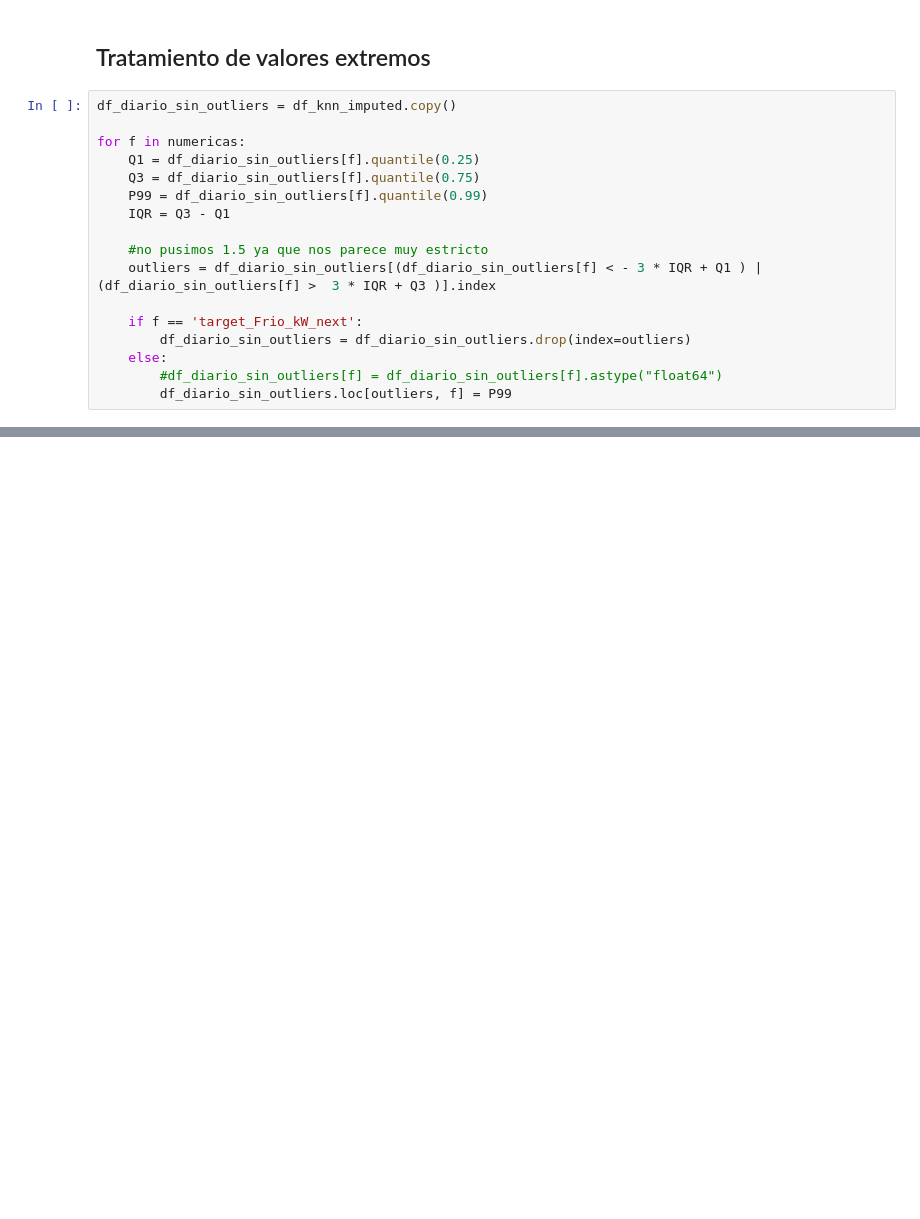
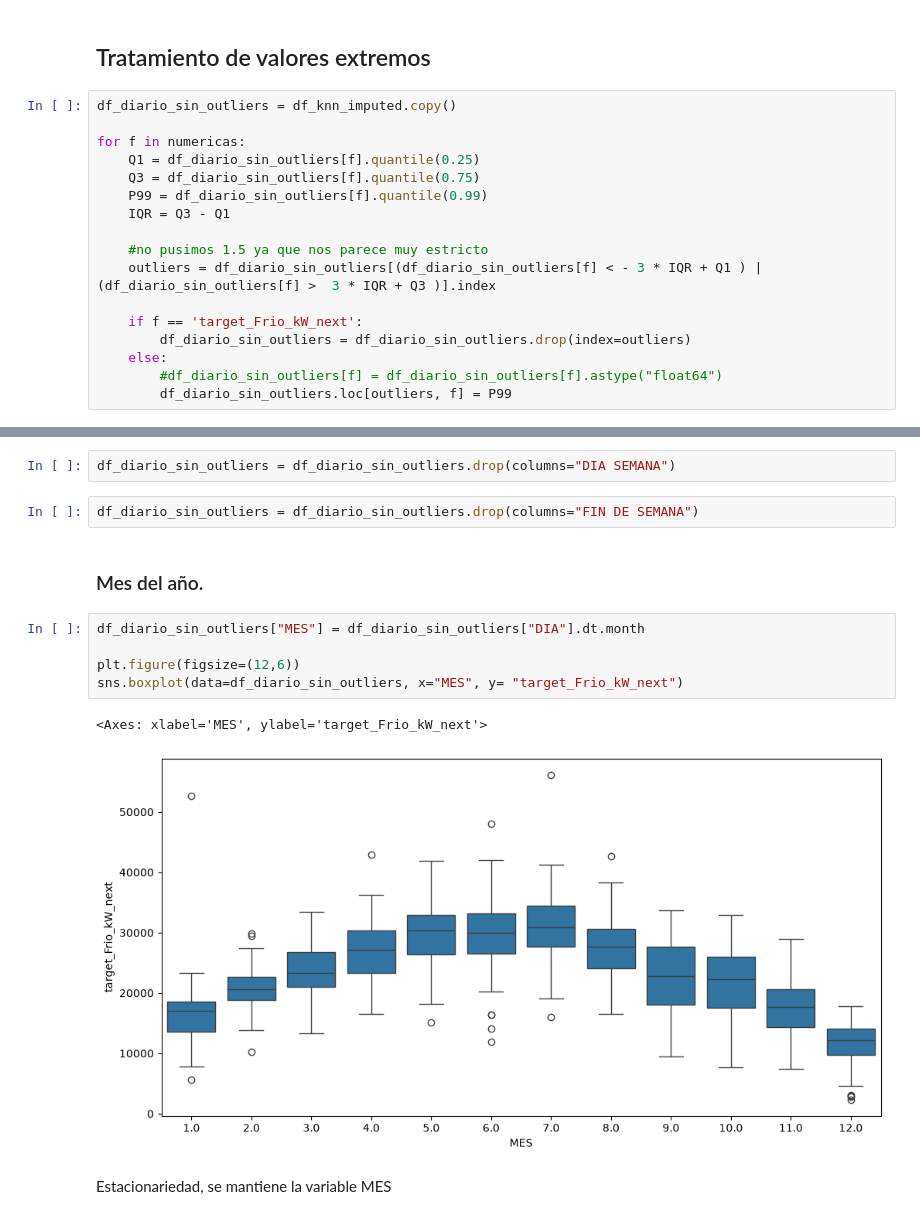
Before and after one commit to ignaciofaule-tech/TPI_LAB2_2026, a Jupyter notebook: src/Preprocesamiento/preprocessing.ipynb, the cells around one changed output, grey strips where cells are left out. Cells and saved outputs as stored; diff of their text form; blank space fills up the shorter version.

```diff
--- a/src/Preprocesamiento/preprocessing.ipynb
+++ b/src/Preprocesamiento/preprocessing.ipynb
@@ -280,0 +301,16 @@ for f in numericas:
+# %%
+df_diario_sin_outliers = df_diario_sin_outliers.drop(columns="DIA SEMANA")
+# %%
+df_diario_sin_outliers = df_diario_sin_outliers.drop(columns="FIN DE SEMANA")
+# %% [markdown]
+### Mes del año.
+# %%
+df_diario_sin_outliers["MES"] = df_diario_sin_outliers["DIA"].dt.month
+
+plt.figure(figsize=(12,6))
+sns.boxplot(data=df_diario_sin_outliers, x="MES", y= "target_Frio_kW_next")
+# %% [output]
+<Axes: xlabel='MES', ylabel='target_Frio_kW_next'>
+[figure, added]
+# %% [markdown]
+Estacionariedad, se mantiene la variable MES
```
Also changed, not shown: parts of 45 cells of this notebook, 2 other files.
